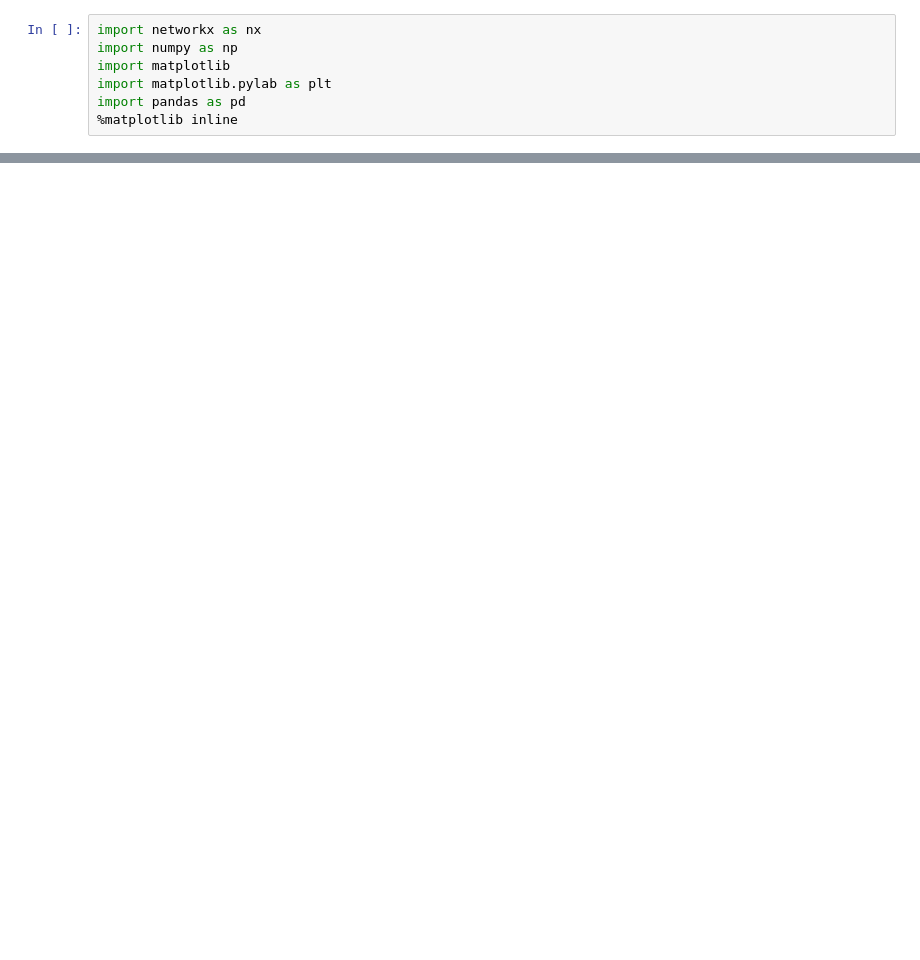
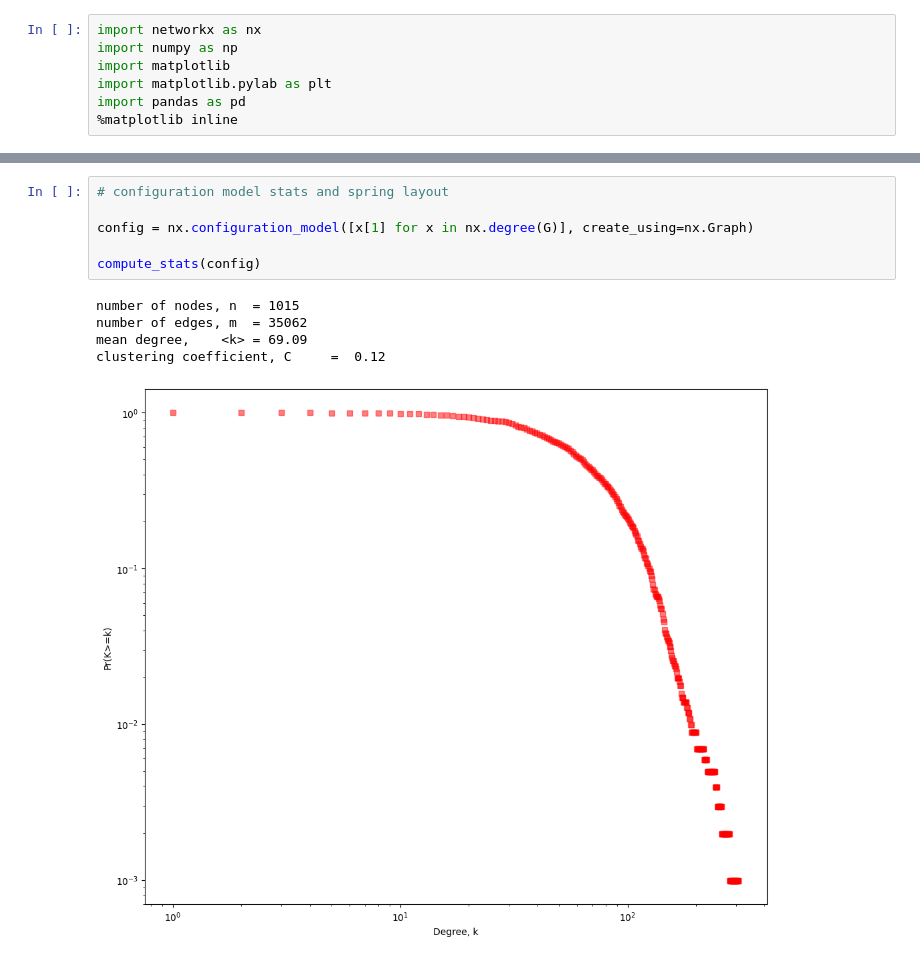
Before and after one commit to Sravvv/3352-final, a Jupyter notebook: 3352 Final Project.ipynb, the cells around one changed output, grey strips where cells are left out. Drawn from its saved outputs; the diff is of its cells as text; blank space fills up the shorter version.

Commit message:
null models; swapped to 0 confidence

```diff
--- a/3352 Final Project.ipynb
+++ b/3352 Final Project.ipynb
@@ -67,0 +72,12 @@ Text(0.5, 1.0, 'Random layout Ridiculogram')
+# %%
+# configuration model stats and spring layout
+
+config = nx.configuration_model([x[1] for x in nx.degree(G)], create_using=nx.Graph)
+
+compute_stats(config)
+# %% [output]
+number of nodes, n  = 1015
+number of edges, m  = 35062
+mean degree,    <k> = 69.09
+clustering coefficient, C     =  0.12
+[figure, added]
```
Also changed, not shown: parts of 5 cells of this notebook, 1 other file.
